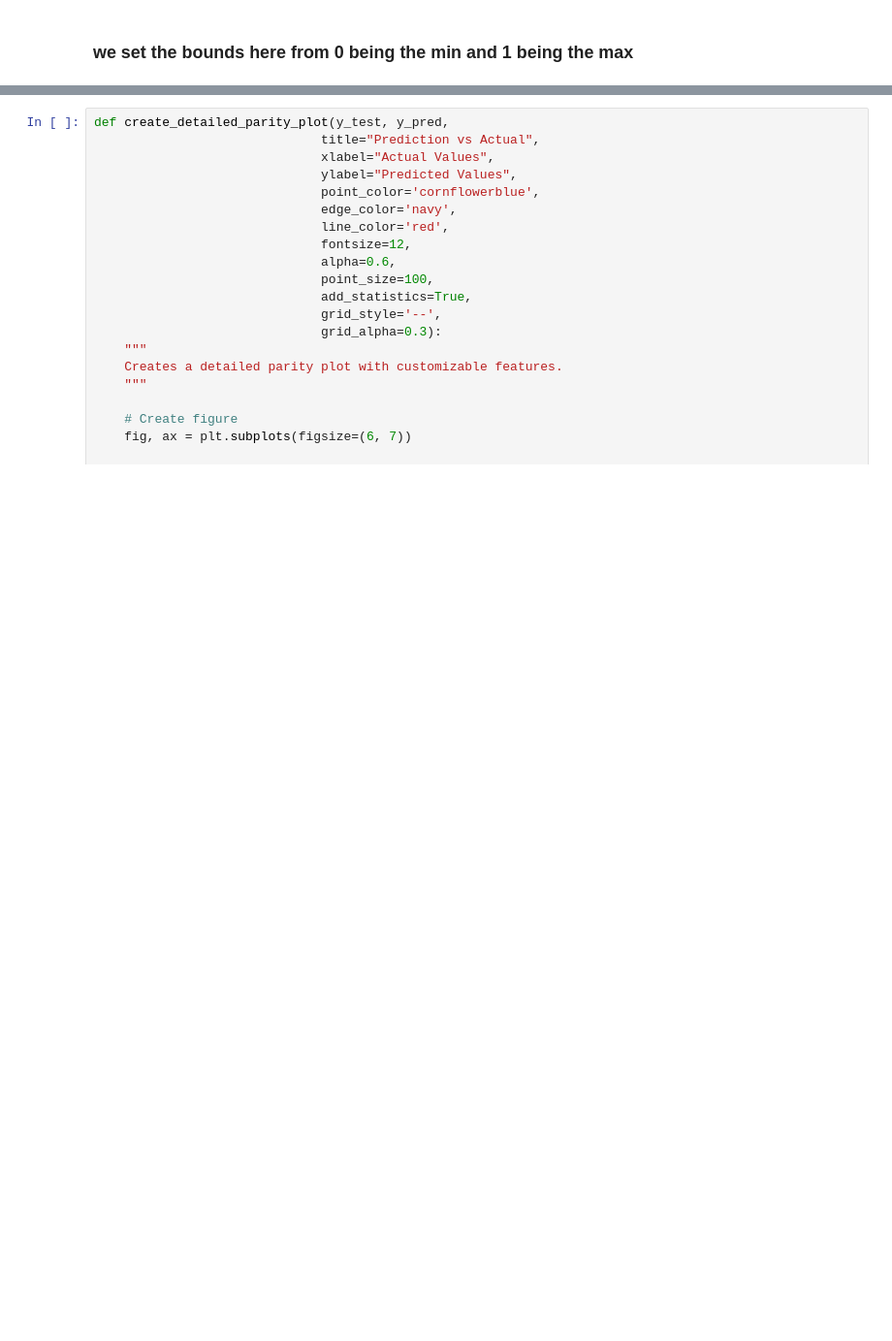
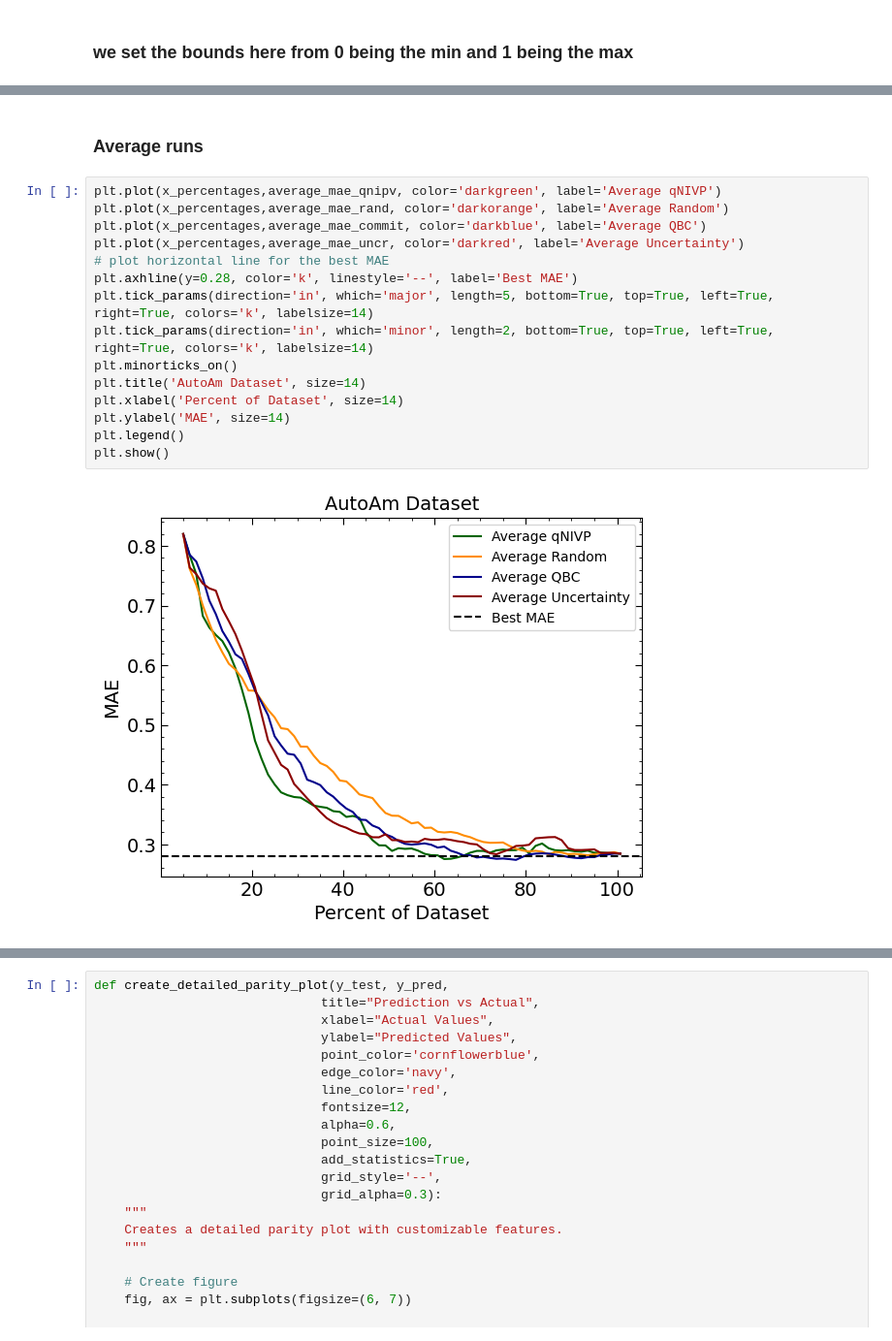
Before and after one commit to ramseyissa/qNIPV, a Jupyter notebook: notebooks/qNIPVautoAM.ipynb, the cells around one changed output, grey strips where cells are left out. Shown at 97% size. Saved outputs shown, nothing was run; the diff lists cells and outputs as text; blank space fills up the shorter version.

```diff
--- a/notebooks/qNIPVautoAM.ipynb
+++ b/notebooks/qNIPVautoAM.ipynb
@@ -827,0 +799,19 @@ plt.show()
+# %% [markdown]
+### Average runs
+# %%
+plt.plot(x_percentages,average_mae_qnipv, color='darkgreen', label='Average qNIVP')
+plt.plot(x_percentages,average_mae_rand, color='darkorange', label='Average Random')
+plt.plot(x_percentages,average_mae_commit, color='darkblue', label='Average QBC')
+plt.plot(x_percentages,average_mae_uncr, color='darkred', label='Average Uncertainty')
+# plot horizontal line for the best MAE
+plt.axhline(y=0.28, color='k', linestyle='--', label='Best MAE')
+plt.tick_params(direction='in', which='major', length=5, bottom=True, top=True, left=True, right=True, colors='k', labelsize=14)
+plt.tick_params(direction='in', which='minor', length=2, bottom=True, top=True, left=True, right=True, colors='k', labelsize=14)
+plt.minorticks_on()
+plt.title('AutoAm Dataset', size=14)
+plt.xlabel('Percent of Dataset', size=14)
+plt.ylabel('MAE', size=14)
+plt.legend()
+plt.show()
+# %% [output]
+[figure, added]
```
Also changed, not shown: parts of 92 cells of this notebook, 1 other file.
